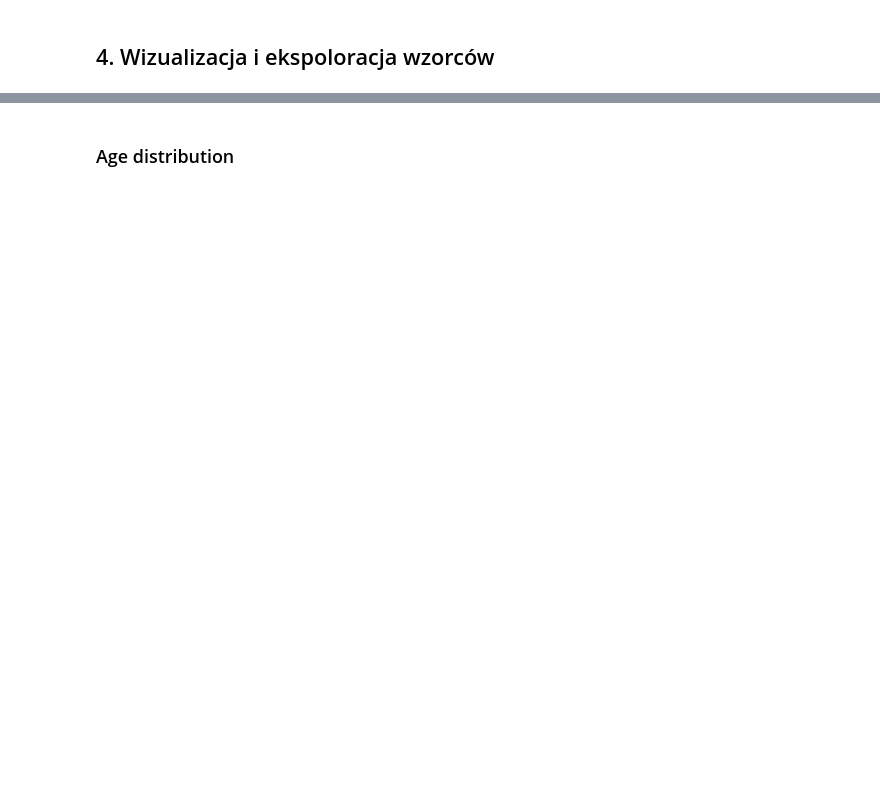
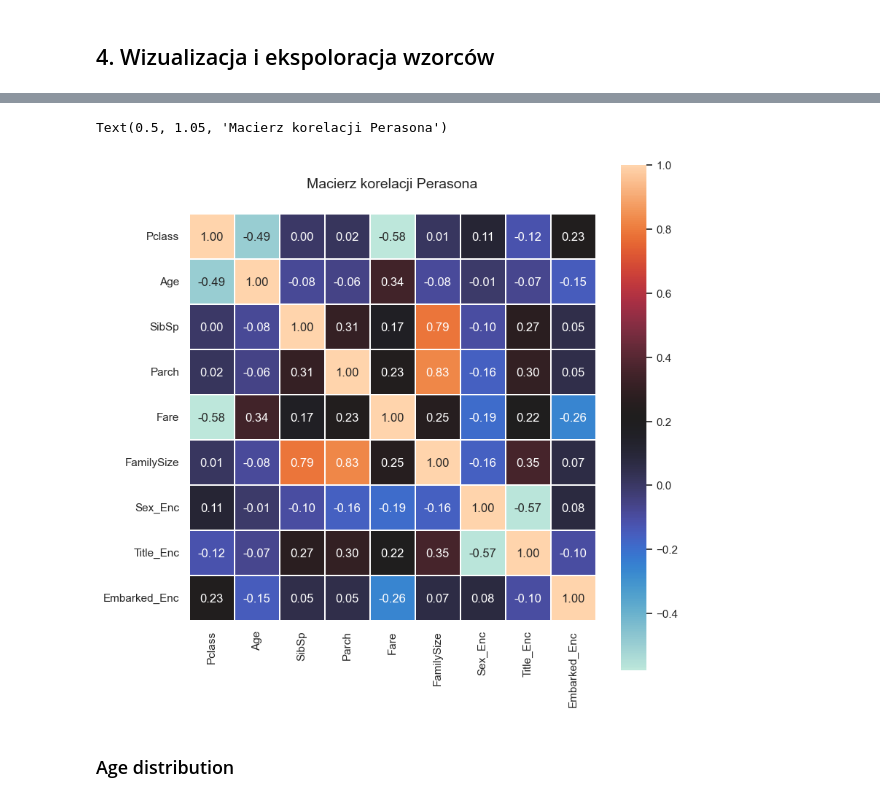
Before and after one commit to Dominik-Sidorczuk/Dominik-Projects, a Jupyter notebook: Titanic/Titanic.ipynb, the cells around one changed output, grey strips where cells are left out. Drawn from its saved outputs; the diff is of its cells as text; code cells hidden in the pictures; blank space fills up the shorter version.

```diff
--- a/Titanic/Titanic.ipynb
+++ b/Titanic/Titanic.ipynb
@@ -252,5 +320,5 @@ Titanic.info()
 # %%
 test[['Age', 'Fare']] = test[['Age', 'Fare']].astype(np.float32)
-columns_to_convert = ['Pclass', 'SibSp', 'Parch', 'Sex_Enc', 'Embarked_Enc', 'Title_Enc']
+columns_to_convert = ['Pclass', 'SibSp', 'Parch', 'FamilySize', 'Sex_Enc', 'Embarked_Enc', 'Title_Enc']
 test[columns_to_convert] = test[columns_to_convert].astype(np.int16)
 test.info()
@@ -270,8 +373,11 @@ ax.set_title('Pearson Correlation of Features', y=1.05, size=15)
 # %%
 fig, ax = plt.subplots(figsize=(9, 9))
 sns.heatmap(test.astype(float).corr(),linewidths=0.1,vmax=1.0,
             square=True, linecolor='white', annot=True, cmap= 'icefire', fmt=".2f")
-ax.set_title('Pearson Correlation of Features', y=1.05, size=15)
+ax.set_title('Macierz korelacji Perasona', y=1.05, size=14)
+# %% [output]
+Text(0.5, 1.05, 'Macierz korelacji Perasona')
+[figure, added]
 # %%
 #sns.pairplot(Titanic, hue="Survived", kind="kde", corner=True)
 # %% [markdown]
```
Also changed, not shown: parts of 26 cells of this notebook.
